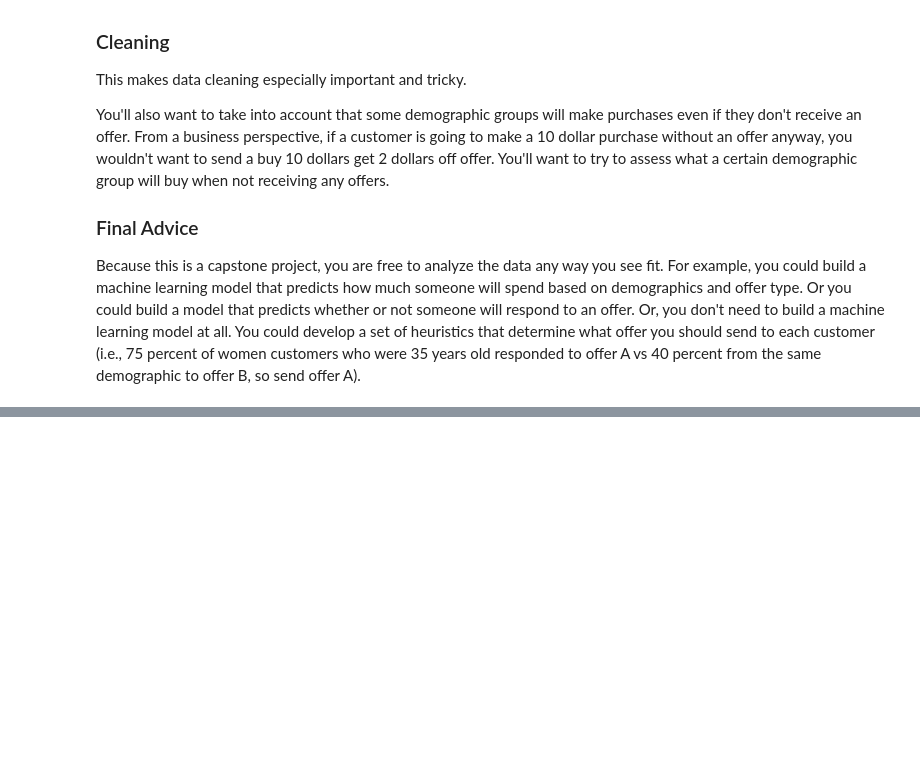
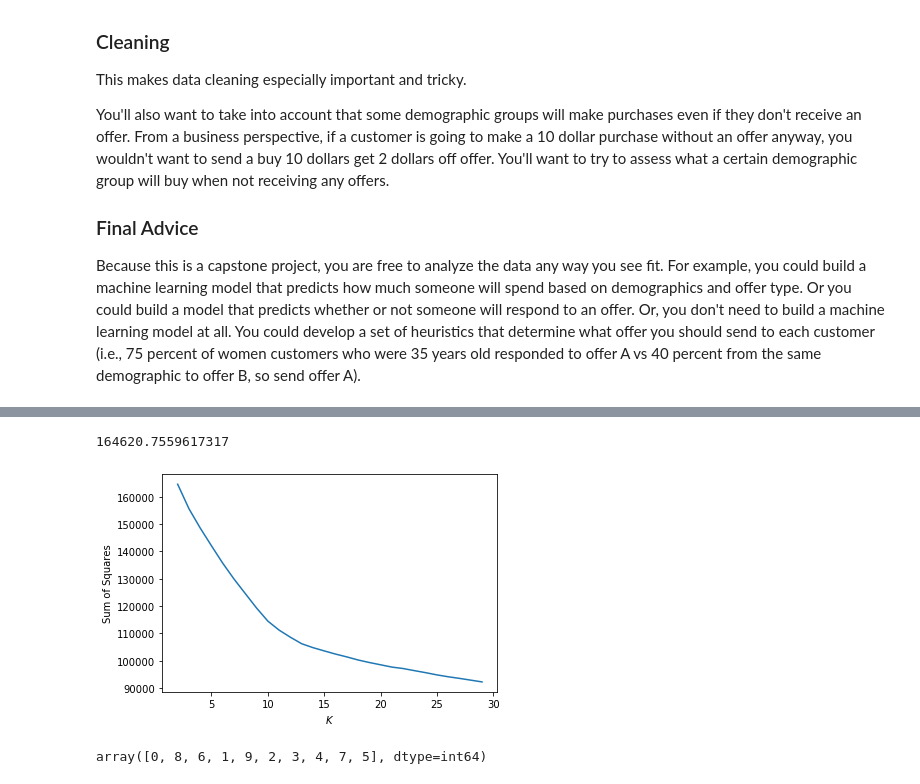
Before and after one commit to sandytat03/starbucks_dsnd_project, a Jupyter notebook: Starbucks_Capstone_notebook.ipynb, the cells around one changed output, grey strips where cells are left out. Saved outputs shown, nothing was run; the diff lists cells and outputs as text; code cells hidden in the pictures; blank space fills up the shorter version.

```diff
--- a/Starbucks_Capstone_notebook.ipynb
+++ b/Starbucks_Capstone_notebook.ipynb
@@ -125,0 +502,2 @@ transcript[transcript.duplicated(subset=['person'], keep=False)]
+# %%
+profile_offer_received.dropna(axis=0, how='any', inplace=True)
@@ -125,0 +511,4 @@ transcript[transcript.duplicated(subset=['person'], keep=False)]
+# %%
+profile_offer_received = profile_offer_received[['0_received', '1_received', '2_received', '3_received',
+       '4_received', '5_received', '6_received', '7_received', '8_received',
+       '9_received', 'age', 'income']]
@@ -125,0 +580,43 @@ transcript[transcript.duplicated(subset=['person'], keep=False)]
+# %%
+from sklearn import cluster
+
+model = cluster.KMeans(n_clusters=2, random_state=10)
+
+X = profile_offer_received[zcols].as_matrix()
+
+model.fit_predict(X)
+
+cluster_assignments = model.labels_
+
+centers = model.cluster_centers_
+# %%
+print(np.sum((X - centers[cluster_assignments]) ** 2))
+# %% [output]
+164620.7559617317
+# %%
+ss = []
+
+krange = list(range(2,30))
+
+X = profile_offer_received[zcols].values
+
+for n in krange:
+    model = cluster.KMeans(n_clusters=n, random_state=10)
+
+    model.fit_predict(X)
+
+    cluster_assignments = model.labels_
+
+    centers = model.cluster_centers_
+
+    ss.append(np.sum((X - centers[cluster_assignments]) ** 2))
+# %%
+plt.plot(krange, ss)
+
+plt.xlabel("$K$")
+
+plt.ylabel("Sum of Squares")
+
+plt.show()
+# %% [output]
+[figure, added]
@@ -125,0 +633,4 @@ transcript[transcript.duplicated(subset=['person'], keep=False)]
+# %%
+profile_offer_received['cluster'].unique()
+# %% [output]
+array([0, 8, 6, 1, 9, 2, 3, 4, 7, 5], dtype=int64)
```
Also changed, not shown: parts of 62 cells of this notebook.
